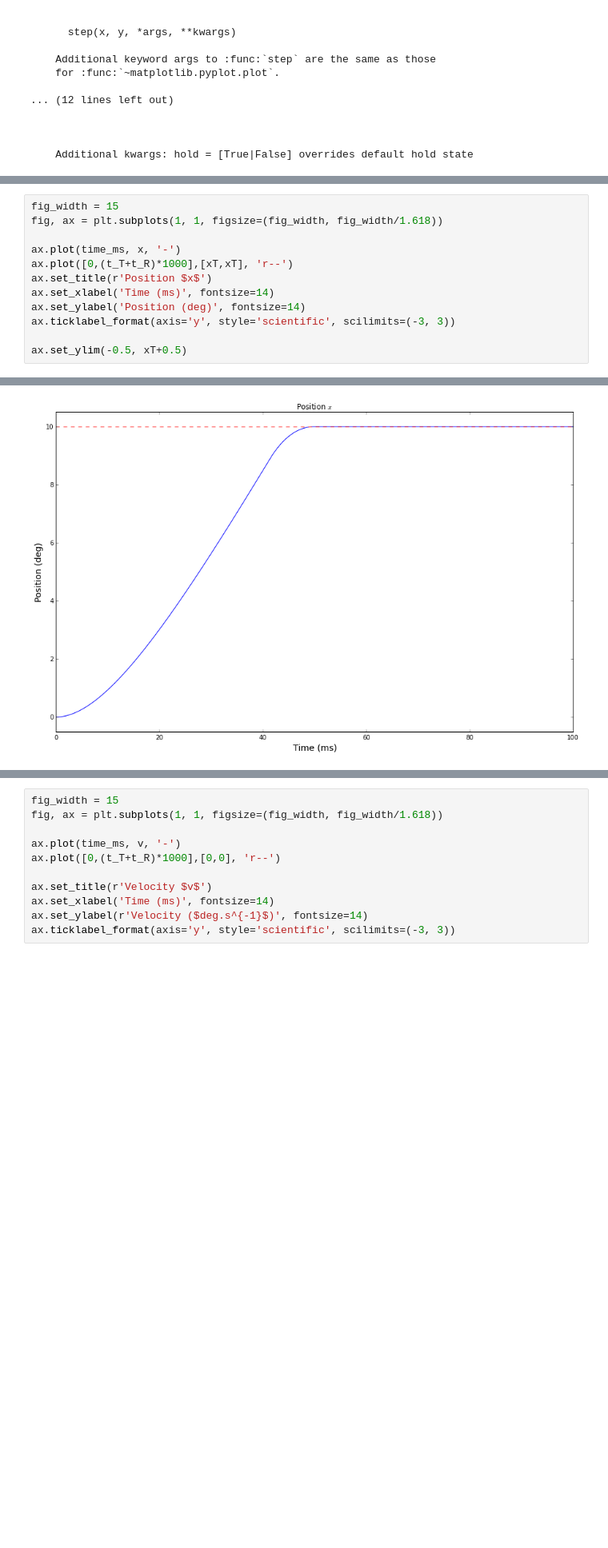
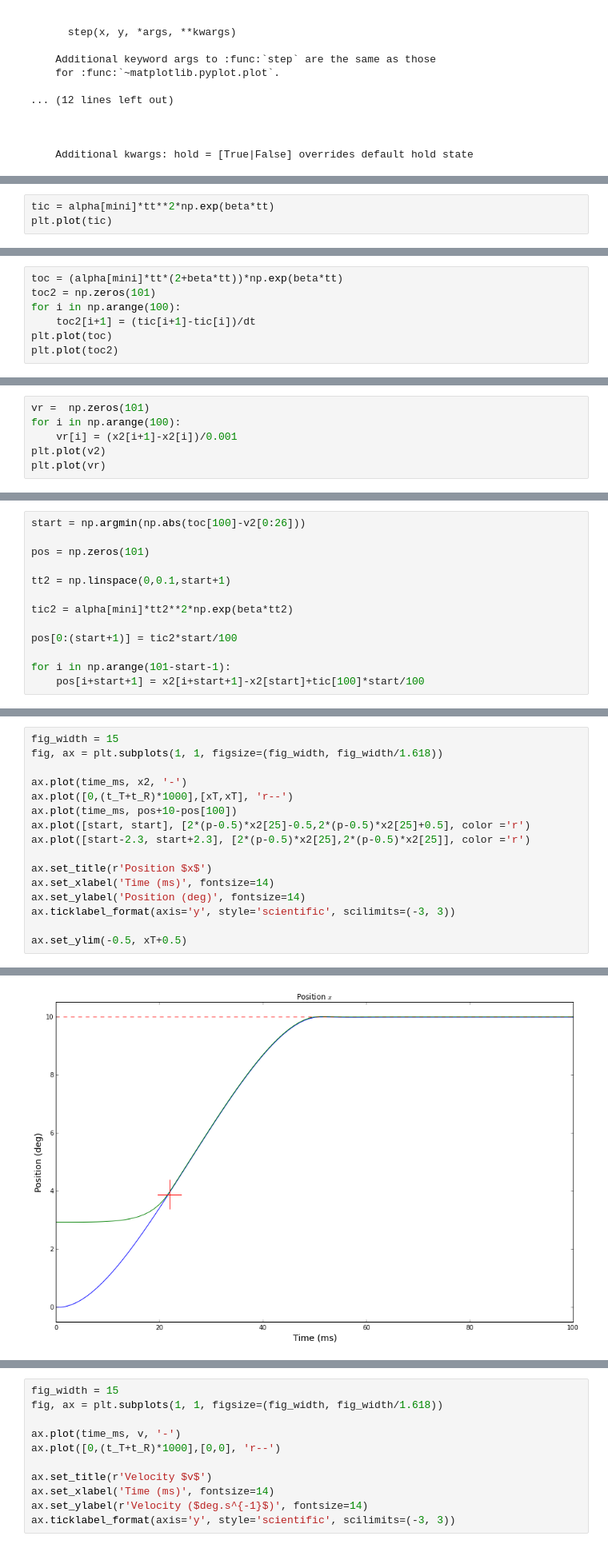
Before and after one commit to AnaideT/OptimalPrecision, a Jupyter notebook: 2017-06-01 Bang-bang solution.ipynb, the cells around one changed output, grey strips where cells are left out. Shown at 80% size. Cells and saved outputs as stored; diff of their text form; blank space fills up the shorter version.

```diff
--- a/2017-06-01 Bang-bang solution.ipynb
+++ b/2017-06-01 Bang-bang solution.ipynb
@@ -117,0 +160,3 @@ ax.ticklabel_format(axis='y', style='scientific', scilimits=(-3, 3))
+# %%
+tic = alpha[mini]*tt**2*np.exp(beta*tt)
+plt.plot(tic)
@@ -117,0 +166,7 @@ ax.ticklabel_format(axis='y', style='scientific', scilimits=(-3, 3))
+# %%
+toc = (alpha[mini]*tt*(2+beta*tt))*np.exp(beta*tt)
+toc2 = np.zeros(101)
+for i in np.arange(100):
+    toc2[i+1] = (tic[i+1]-tic[i])/dt
+plt.plot(toc)
+plt.plot(toc2)
@@ -117,0 +176,6 @@ ax.ticklabel_format(axis='y', style='scientific', scilimits=(-3, 3))
+# %%
+vr =  np.zeros(101)
+for i in np.arange(100):
+    vr[i] = (x2[i+1]-x2[i])/0.001
+plt.plot(v2)
+plt.plot(vr)
@@ -117,0 +185,13 @@ ax.ticklabel_format(axis='y', style='scientific', scilimits=(-3, 3))
+# %%
+start = np.argmin(np.abs(toc[100]-v2[0:26]))
+
+pos = np.zeros(101)
+
+tt2 = np.linspace(0,0.1,start+1)
+
+tic2 = alpha[mini]*tt2**2*np.exp(beta*tt2)
+
+pos[0:(start+1)] = tic2*start/100
+
+for i in np.arange(101-start-1):
+    pos[i+start+1] = x2[i+start+1]-x2[start]+tic[100]*start/100
@@ -118,15 +214,19 @@ ax.ticklabel_format(axis='y', style='scientific', scilimits=(-3, 3))
 # %%
 fig_width = 15
 fig, ax = plt.subplots(1, 1, figsize=(fig_width, fig_width/1.618))
 
-ax.plot(time_ms, x, '-')
+ax.plot(time_ms, x2, '-')
 ax.plot([0,(t_T+t_R)*1000],[xT,xT], 'r--')
+ax.plot(time_ms, pos+10-pos[100])
+ax.plot([start, start], [2*(p-0.5)*x2[25]-0.5,2*(p-0.5)*x2[25]+0.5], color ='r')
+ax.plot([start-2.3, start+2.3], [2*(p-0.5)*x2[25],2*(p-0.5)*x2[25]], color ='r')
+
 ax.set_title(r'Position $x$')
 ax.set_xlabel('Time (ms)', fontsize=14)
 ax.set_ylabel('Position (deg)', fontsize=14)
 ax.ticklabel_format(axis='y', style='scientific', scilimits=(-3, 3))
 
 ax.set_ylim(-0.5, xT+0.5)
 # %% [output]
 (-0.5, 10.5)
-[figure, old version]
+[figure, new version]
```
Also changed, not shown: parts of 14 cells of this notebook, 8 other files.
